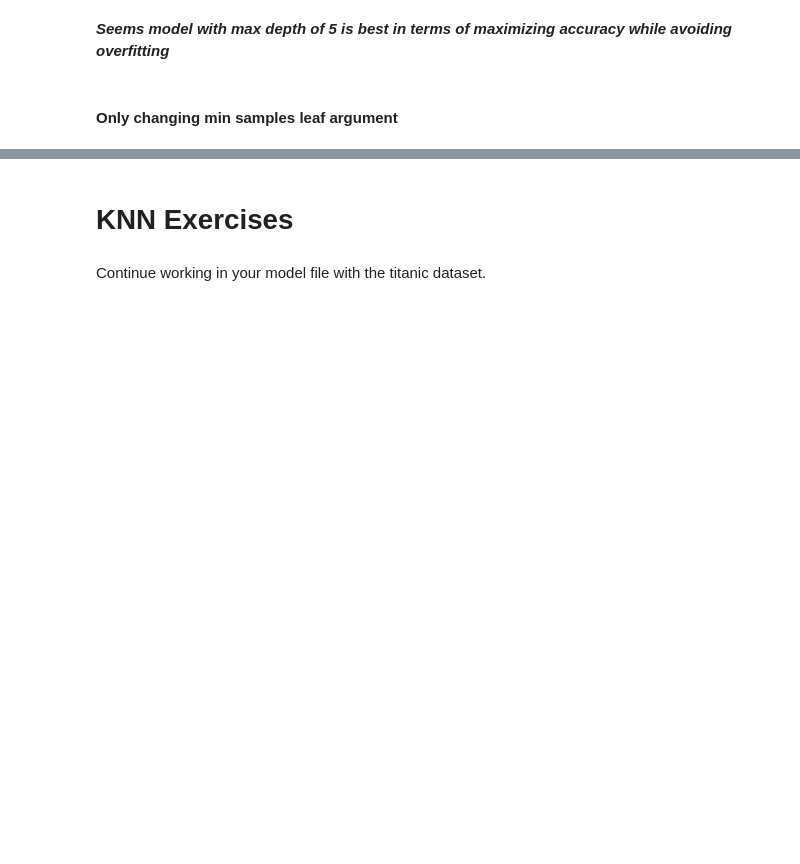
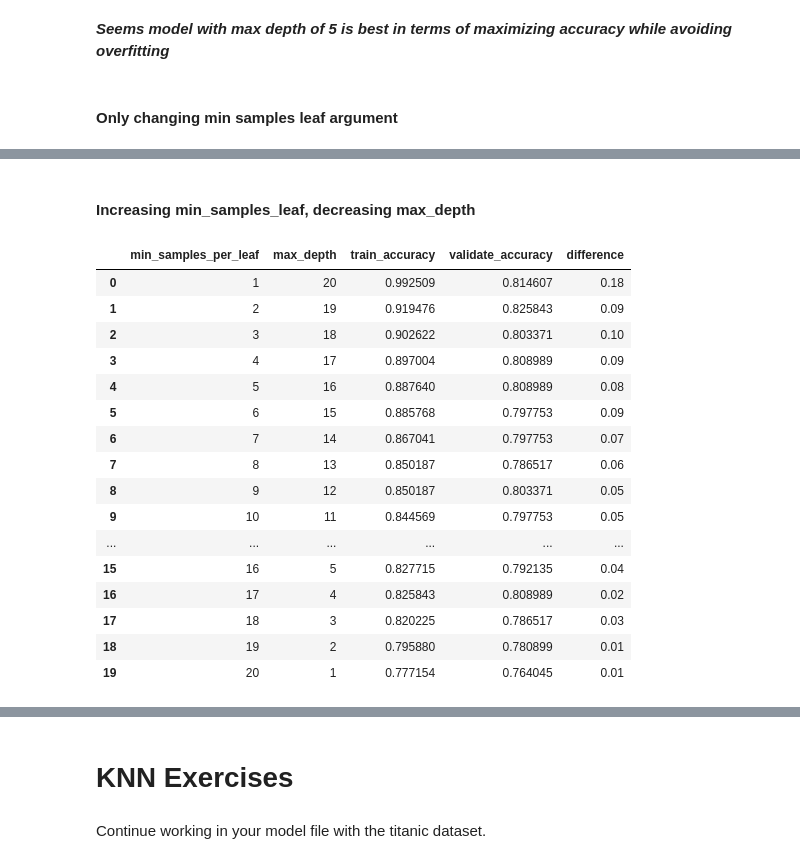
Before and after one commit to adam-talbot/classification-exercises, a Jupyter notebook: model.ipynb, the cells around one changed output, grey strips where cells are left out. Saved outputs shown, nothing was run; the diff lists cells and outputs as text; code cells hidden in the pictures; blank space fills up the shorter version.

```diff
--- a/model.ipynb
+++ b/model.ipynb
@@ -2007,0 +2008,51 @@ df
+# %% [markdown]
+#### Increasing min_samples_leaf, decreasing max_depth
+# %%
+metrics = []
+max_depth = 21
+
+for i in range(1, max_depth):
+    # Make the model
+    depth = max_depth - i
+    n_samples = i
+    forest = RandomForestClassifier(max_depth=depth, min_samples_leaf=n_samples, random_state=123)
+
+    # Fit the model (on train and only train)
+    forest = forest.fit(X_train, y_train)
+
+    # Use the model
+    # We'll evaluate the model's performance on train, first
+    in_sample_accuracy = forest.score(X_train, y_train)
+
+    out_of_sample_accuracy = forest.score(X_validate, y_validate)
+
+    output = {
+        "min_samples_per_leaf": n_samples,
+        "max_depth": depth,
+        "train_accuracy": in_sample_accuracy,
+        "validate_accuracy": out_of_sample_accuracy
+    }
+
+    metrics.append(output)
+
+df = pd.DataFrame(metrics)
+df["difference"] = round(df.train_accuracy - df.validate_accuracy, 2)
+df
+# %% [output]
+|  | min_samples_per_leaf | max_depth | train_accuracy | validate_accuracy | difference |
+| 0 | 1 | 20 | 0.992509 | 0.814607 | 0.18 |
+| 1 | 2 | 19 | 0.919476 | 0.825843 | 0.09 |
+| 2 | 3 | 18 | 0.902622 | 0.803371 | 0.10 |
+| 3 | 4 | 17 | 0.897004 | 0.808989 | 0.09 |
+| 4 | 5 | 16 | 0.887640 | 0.808989 | 0.08 |
+| 5 | 6 | 15 | 0.885768 | 0.797753 | 0.09 |
+| 6 | 7 | 14 | 0.867041 | 0.797753 | 0.07 |
+| 7 | 8 | 13 | 0.850187 | 0.786517 | 0.06 |
+| 8 | 9 | 12 | 0.850187 | 0.803371 | 0.05 |
+| 9 | 10 | 11 | 0.844569 | 0.797753 | 0.05 |
+| ... | ... | ... | ... | ... | ... |
+| 15 | 16 | 5 | 0.827715 | 0.792135 | 0.04 |
+| 16 | 17 | 4 | 0.825843 | 0.808989 | 0.02 |
+| 17 | 18 | 3 | 0.820225 | 0.786517 | 0.03 |
+| 18 | 19 | 2 | 0.795880 | 0.780899 | 0.01 |
+| 19 | 20 | 1 | 0.777154 | 0.764045 | 0.01 |
```
Also changed, not shown: parts of 12 cells of this notebook.
